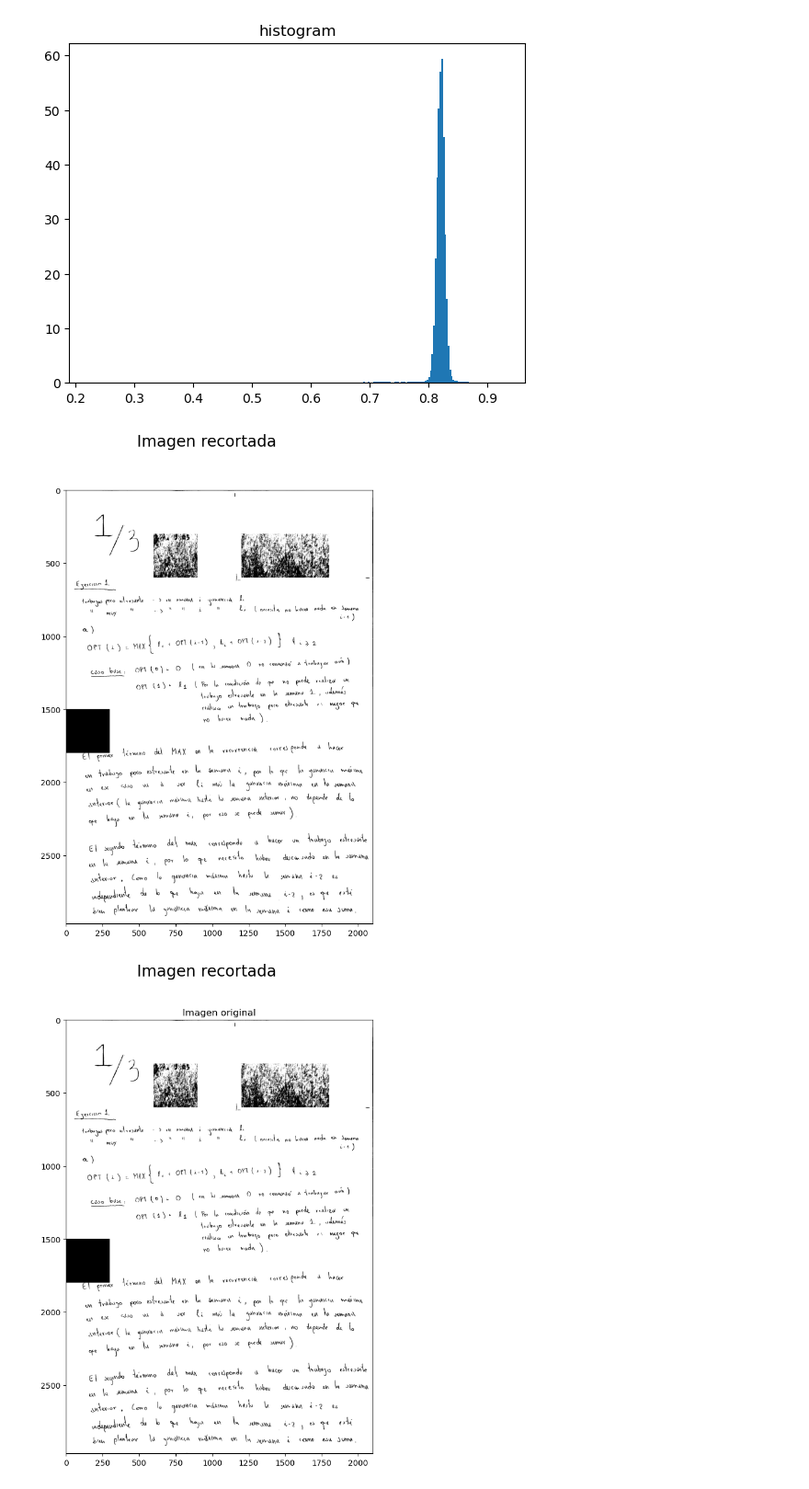
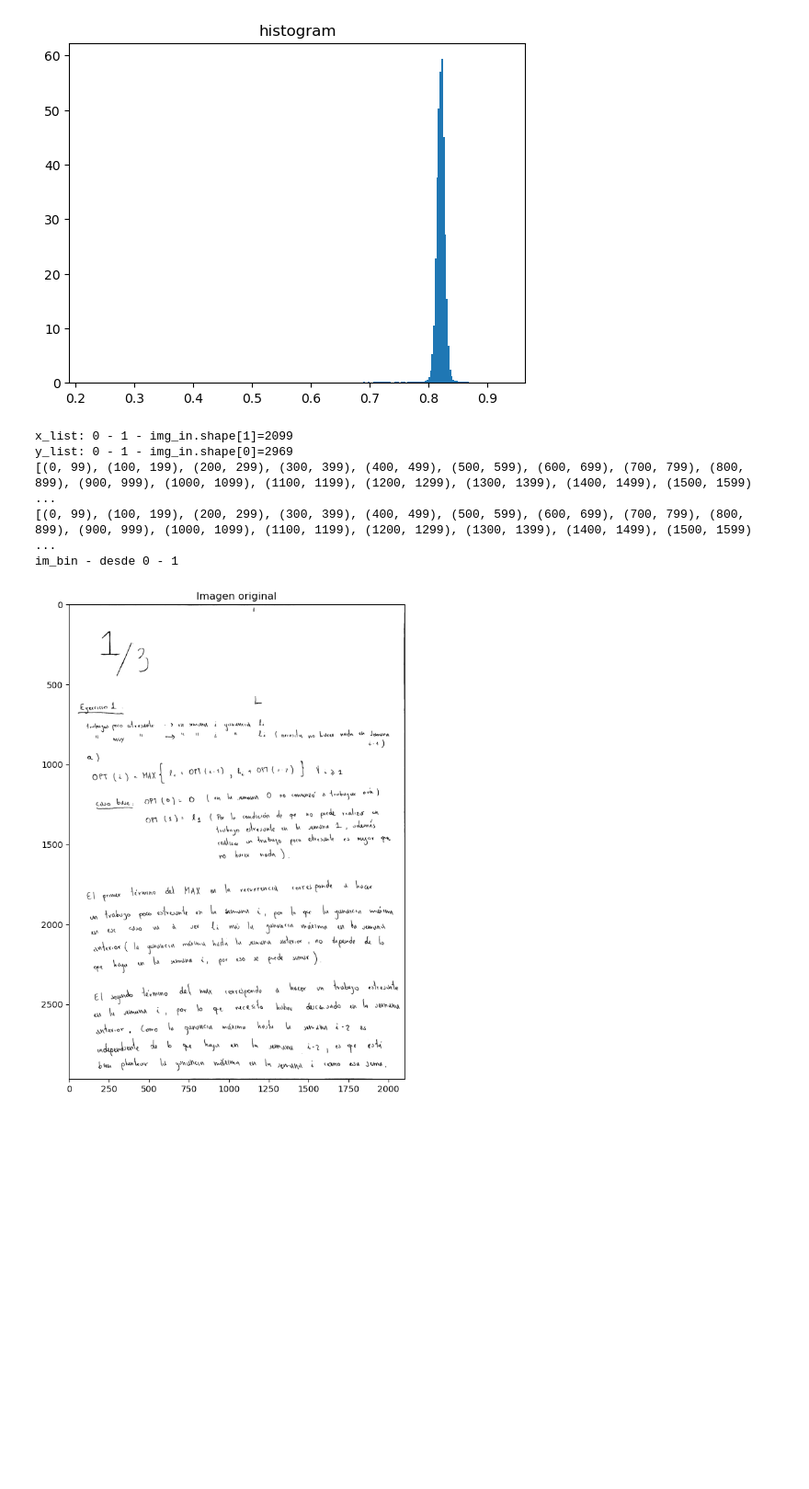
Before and after one commit to nacjck/timag-proyecto, a Jupyter notebook: Untitled.ipynb, the cells around one changed output. Shown at 92% size. Drawn from its saved outputs; the diff is of its cells as text; code cells hidden in the pictures; blank space fills up the shorter version.

```diff
--- a/Untitled.ipynb
+++ b/Untitled.ipynb
@@ -214,30 +214,3 @@ plt.show()
 [(0, 299), (300, 599), (600, 899), (900, 1199), (1200, 1499), (1500, 1799), (1800, 2099)]
 [(0, 299), (300, 599), (600, 899), (900, 1199), (1200, 1499), (1500, 1799), (1800, 2099), (2100, 2399), (2400, 2699), (2700, 2969)]
 [figure]
-# %%
-from skimage.filters import threshold_otsu
-
-im_bin = np.zeros_like(im_out)
-
-for y_chunk in y_chunk_list:
-    for x_chunk in x_chunk_list:
-        thresh = threshold_otsu(im_out[y_chunk[0]:y_chunk[1],x_chunk[0]:x_chunk[1]])
-        im_bin[y_chunk[0]:y_chunk[1]+1,x_chunk[0]:x_chunk[1]+1] = im_out[y_chunk[0]:y_chunk[1]+1,x_chunk[0]:x_chunk[1]+1] > thresh
-
-
-# binary = im_out > thresh
-
-# print(thresh)
-
-# Plotear:
-
-figura, plots = plt.subplots(1, 1, figsize=(18,10))
-figura.suptitle("Imagen recortada", fontsize=20)
-
-plt.imshow(im_bin, cmap='gray')
-plots.set_title("Imagen original")
-
-plt.show()
-# %% [output]
-[figure, removed]
-[figure, removed]
@@ -243,0 +255,19 @@ plt.show()
+# %%
+im_bin = binarizar(im_out, tam_reg=100)
+# imsave('prueba_bin.png', im_bin)
+
+# Plotear:
+
+figura, plots = plt.subplots(1, 1, figsize=(18,10))
+
+plt.imshow(im_bin, cmap='gray')
+plots.set_title("Imagen original")
+
+plt.show()
+# %% [output]
+x_list: 0 - 1 - img_in.shape[1]=2099
+y_list: 0 - 1 - img_in.shape[0]=2969
+[(0, 99), (100, 199), (200, 299), (300, 399), (400, 499), (500, 599), (600, 699), (700, 799), (800, 899), (900, 999), (1000, 1099), (1100, 1199), (1200, 1299), (1300, 1399), (1400, 1499), (1500, 1599) ...
+[(0, 99), (100, 199), (200, 299), (300, 399), (400, 499), (500, 599), (600, 699), (700, 799), (800, 899), (900, 999), (1000, 1099), (1100, 1199), (1200, 1299), (1300, 1399), (1400, 1499), (1500, 1599) ...
+im_bin - desde 0 - 1
+[figure, added]
```
Also changed, not shown: parts of 2 cells of this notebook, 1 other file.
